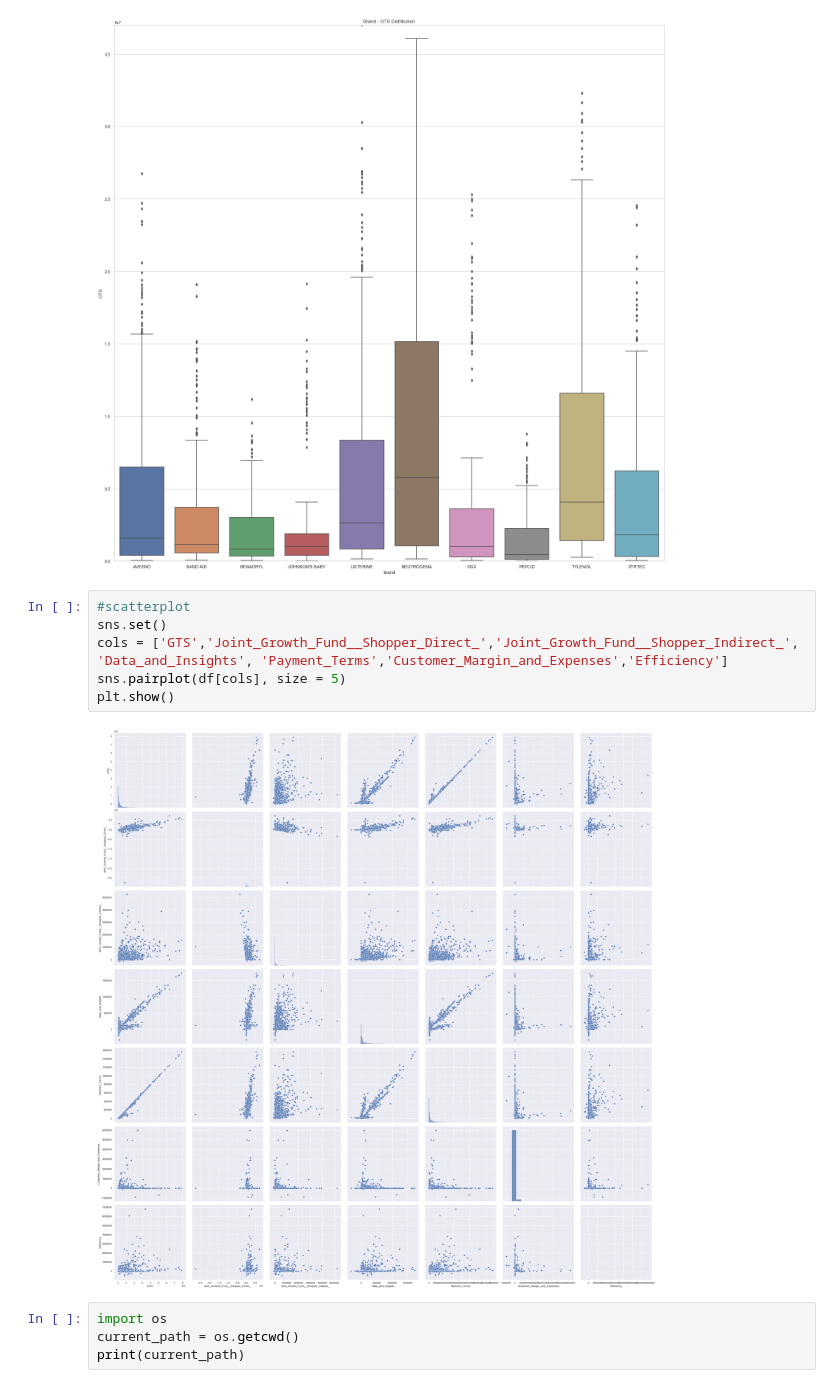
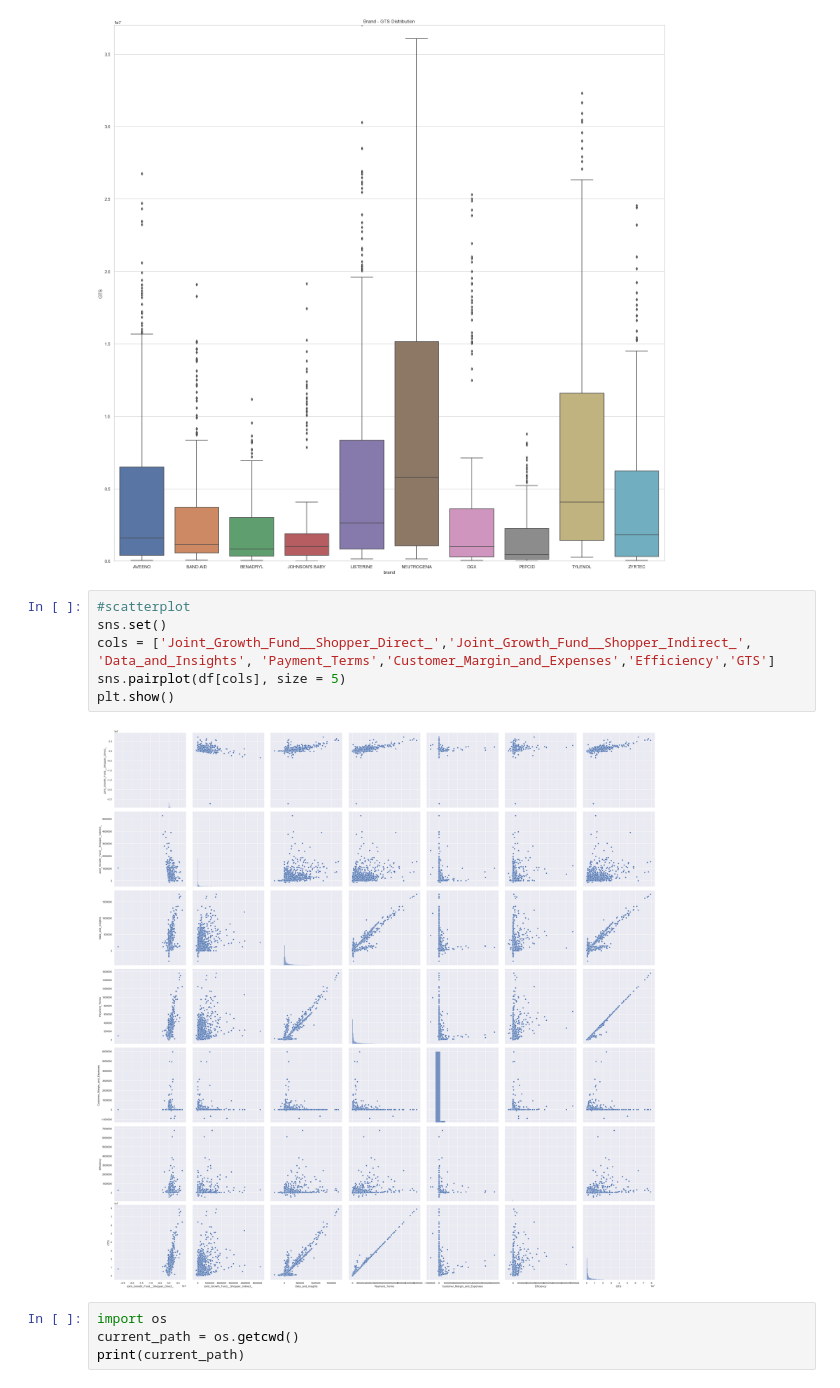
Before and after one commit to chhandita/Lending-Club-Case-Study, a Jupyter notebook: workbook.ipynb, the cells around one changed output. Saved outputs shown, nothing was run; the diff lists cells and outputs as text.

```diff
--- a/workbook.ipynb
+++ b/workbook.ipynb
@@ -265,11 +265,11 @@ sns.set(font_scale = 1)
 # %%
 #scatterplot
 sns.set()
-cols = ['GTS','Joint_Growth_Fund__Shopper_Direct_','Joint_Growth_Fund__Shopper_Indirect_', 'Data_and_Insights', 'Payment_Terms','Customer_Margin_and_Expenses','Efficiency']
+cols = ['Joint_Growth_Fund__Shopper_Direct_','Joint_Growth_Fund__Shopper_Indirect_', 'Data_and_Insights', 'Payment_Terms','Customer_Margin_and_Expenses','Efficiency','GTS']
 sns.pairplot(df[cols], size = 5)
 plt.show()
 # %% [output]
-[figure, old version]
+[figure, new version]
 # %%
 import os
 current_path = os.getcwd()
```
